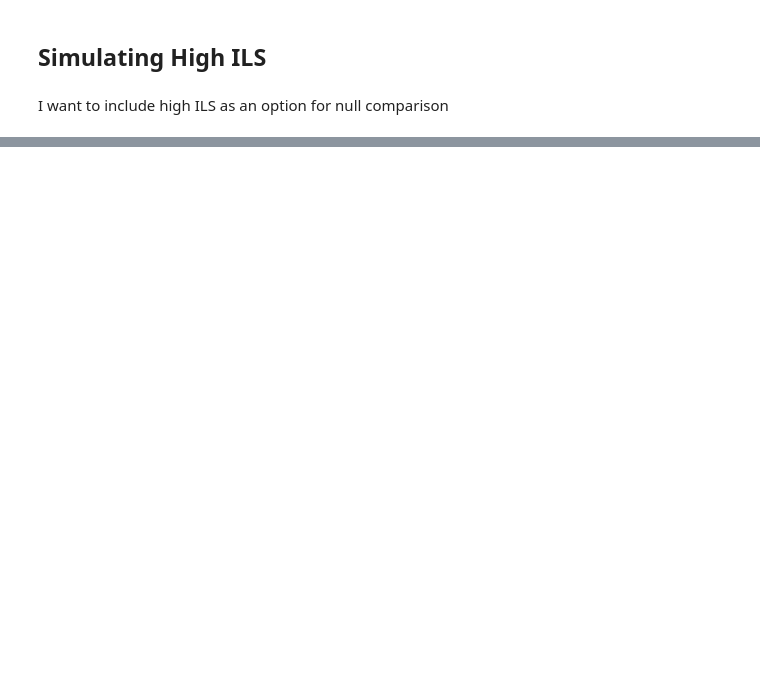
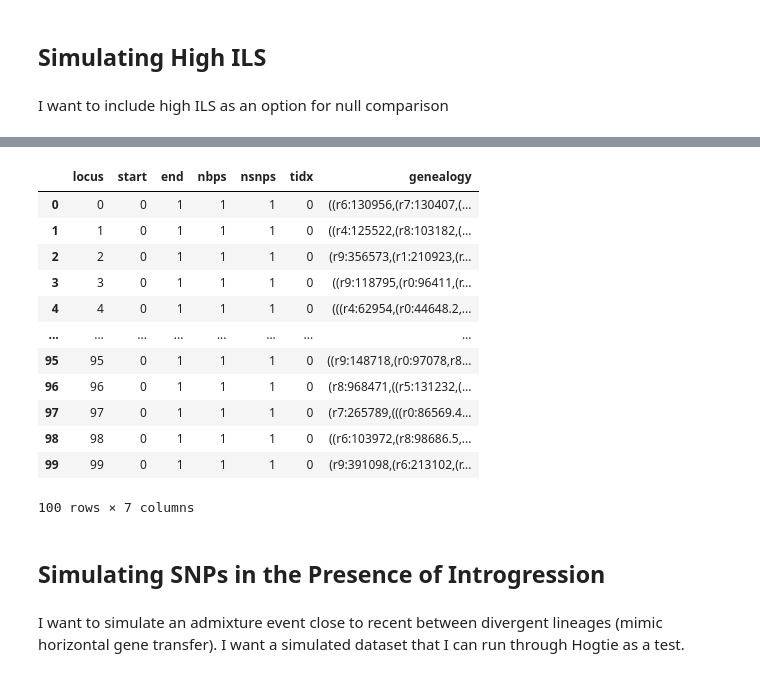
Before and after one commit to eaton-lab/hogtie, a Jupyter notebook: notebooks/simulations.ipynb, the cells around one changed output, grey strips where cells are left out. Cells and saved outputs as stored; diff of their text form; code cells hidden in the pictures; blank space fills up the shorter version.

```diff
--- a/notebooks/simulations.ipynb
+++ b/notebooks/simulations.ipynb
@@ -125,0 +183,20 @@ snps
+# %%
+model.df
+# %% [output]
+|  | locus | start | end | nbps | nsnps | tidx | genealogy |
+| 0 | 0 | 0 | 1 | 1 | 1 | 0 | ((r6:130956,(r7:130407,(... |
+| 1 | 1 | 0 | 1 | 1 | 1 | 0 | ((r4:125522,(r8:103182,(... |
+| 2 | 2 | 0 | 1 | 1 | 1 | 0 | (r9:356573,(r1:210923,(r... |
+| 3 | 3 | 0 | 1 | 1 | 1 | 0 | ((r9:118795,(r0:96411,(r... |
+| 4 | 4 | 0 | 1 | 1 | 1 | 0 | (((r4:62954,(r0:44648.2,... |
+| ... | ... | ... | ... | ... | ... | ... | ... |
+| 95 | 95 | 0 | 1 | 1 | 1 | 0 | ((r9:148718,(r0:97078,r8... |
+| 96 | 96 | 0 | 1 | 1 | 1 | 0 | (r8:968471,((r5:131232,(... |
+| 97 | 97 | 0 | 1 | 1 | 1 | 0 | (r7:265789,(((r0:86569.4... |
+| 98 | 98 | 0 | 1 | 1 | 1 | 0 | ((r6:103972,(r8:98686.5,... |
+| 99 | 99 | 0 | 1 | 1 | 1 | 0 | (r9:391098,(r6:213102,(r... |
+100 rows × 7 columns
+# %% [markdown]
+## Simulating SNPs in the Presence of Introgression
+# %% [markdown]
+I want to simulate an admixture event close to recent between divergent lineages (mimic horizontal gene transfer). I want a simulated dataset that I can run through Hogtie as a test.
```
Also changed, not shown: parts of 25 cells of this notebook, 1 other file.
